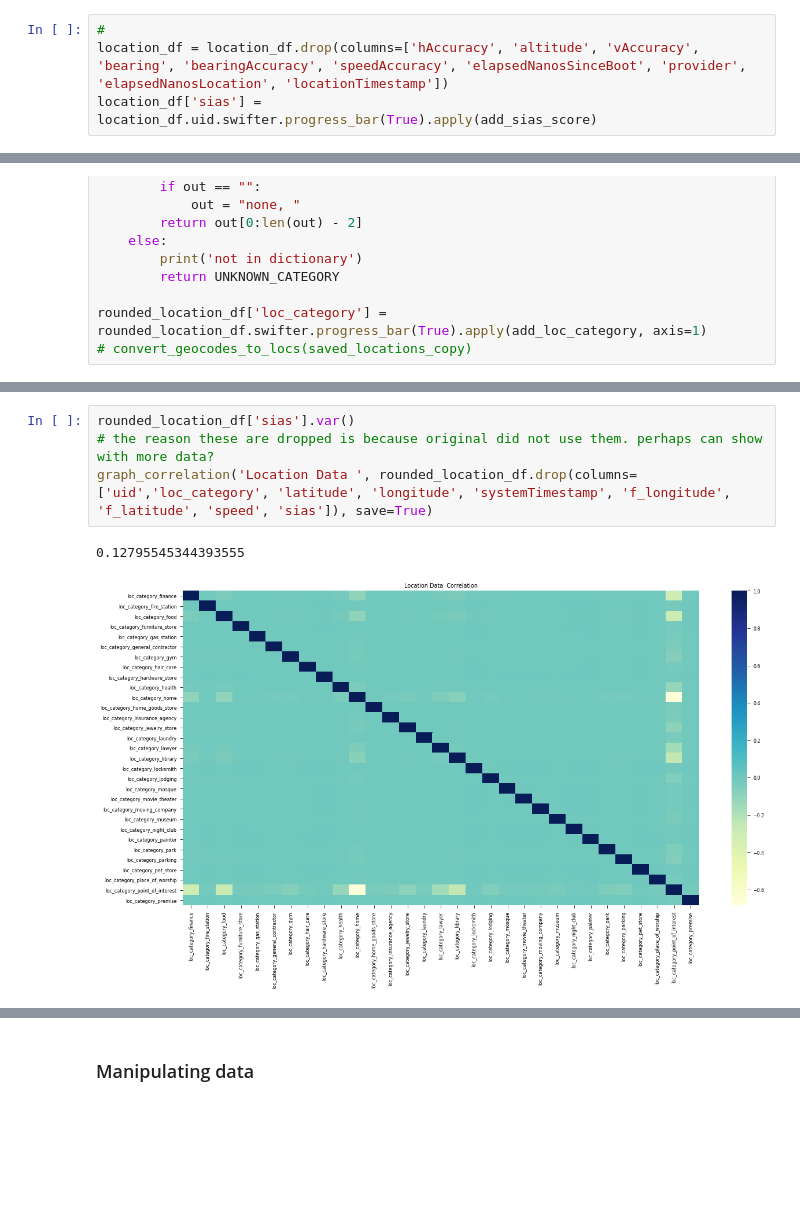
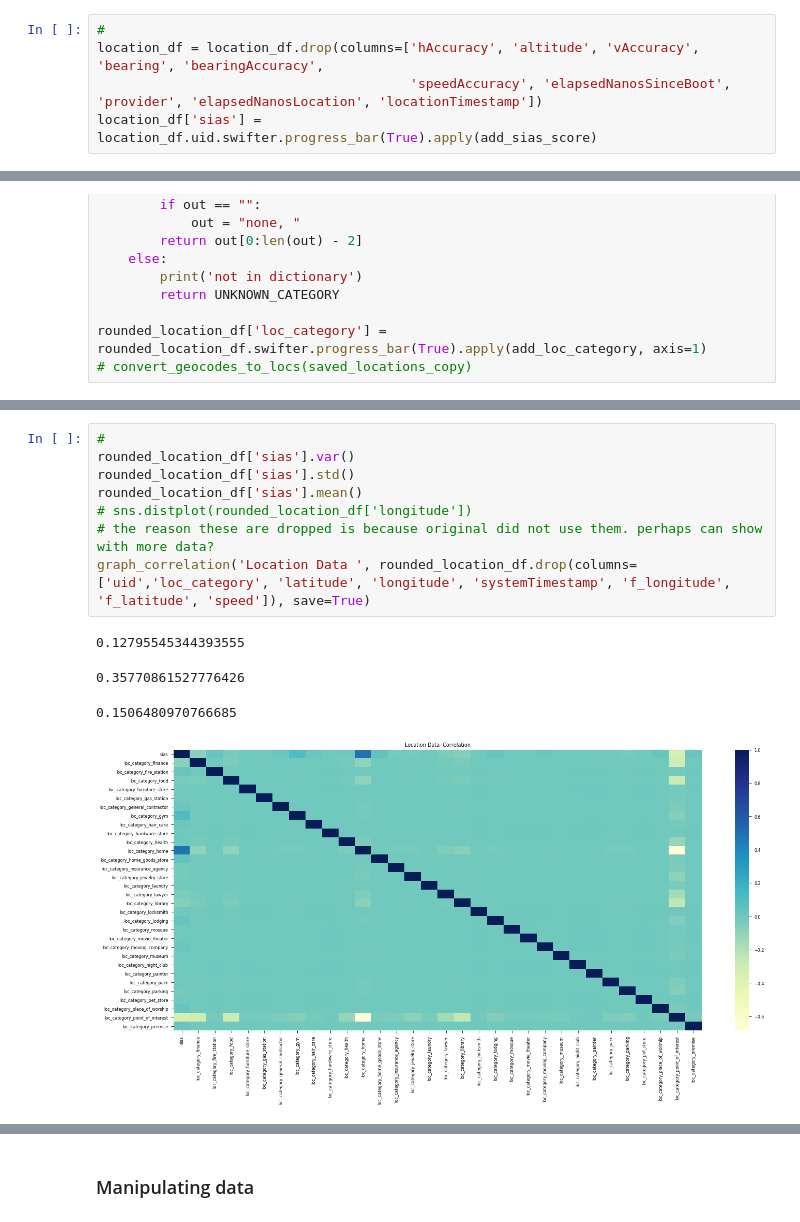
Before and after one commit to modelorona/level4dissertation, a Jupyter notebook: src/analysis/analysis.ipynb, the cells around one changed output, grey strips where cells are left out. Drawn from its saved outputs; the diff is of its cells as text; blank space fills up the shorter version.

Commit message:
almost done with data analysis

```diff
--- a/src/analysis/analysis.ipynb
+++ b/src/analysis/analysis.ipynb
@@ -582,6 +597,7 @@ weighted avg      0.810     0.824     0.813        51
 # %%
 #
-location_df = location_df.drop(columns=['hAccuracy', 'altitude', 'vAccuracy', 'bearing', 'bearingAccuracy', 'speedAccuracy', 'elapsedNanosSinceBoot', 'provider', 'elapsedNanosLocation', 'locationTimestamp'])
+location_df = location_df.drop(columns=['hAccuracy', 'altitude', 'vAccuracy', 'bearing', 'bearingAccuracy',
+                                        'speedAccuracy', 'elapsedNanosSinceBoot', 'provider', 'elapsedNanosLocation', 'locationTimestamp'])
 location_df['sias'] = location_df.uid.swifter.progress_bar(True).apply(add_sias_score)
 # %%
 # location_df[location_df.duplicated(subset=['latitude', 'longitude'])]
@@ -693,8 +741,14 @@ rounded_location_df.head(1)
 # %%
+#
 rounded_location_df['sias'].var()
+rounded_location_df['sias'].std()
+rounded_location_df['sias'].mean()
+# sns.distplot(rounded_location_df['longitude'])
 # the reason these are dropped is because original did not use them. perhaps can show with more data?
-graph_correlation('Location Data ', rounded_location_df.drop(columns=['uid','loc_category', 'latitude', 'longitude', 'systemTimestamp', 'f_longitude', 'f_latitude', 'speed', 'sias']), save=True)
+graph_correlation('Location Data ', rounded_location_df.drop(columns=['uid','loc_category', 'latitude', 'longitude', 'systemTimestamp', 'f_longitude', 'f_latitude', 'speed']), save=True)
 # %% [output]
 0.12795545344393555
+0.35770861527776426
+0.1506480970766685
-[figure, old version]
+[figure, new version]
 # %%
```
Also changed, not shown: parts of 23 cells of this notebook.
